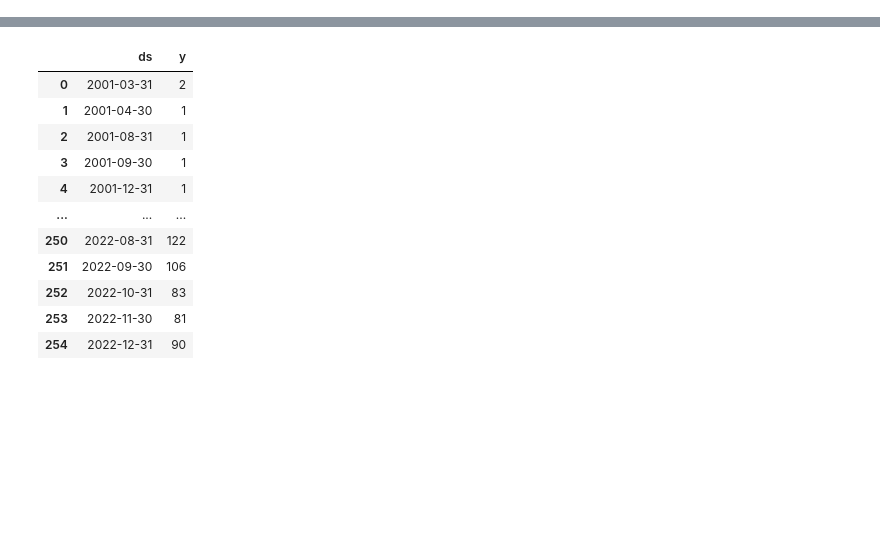
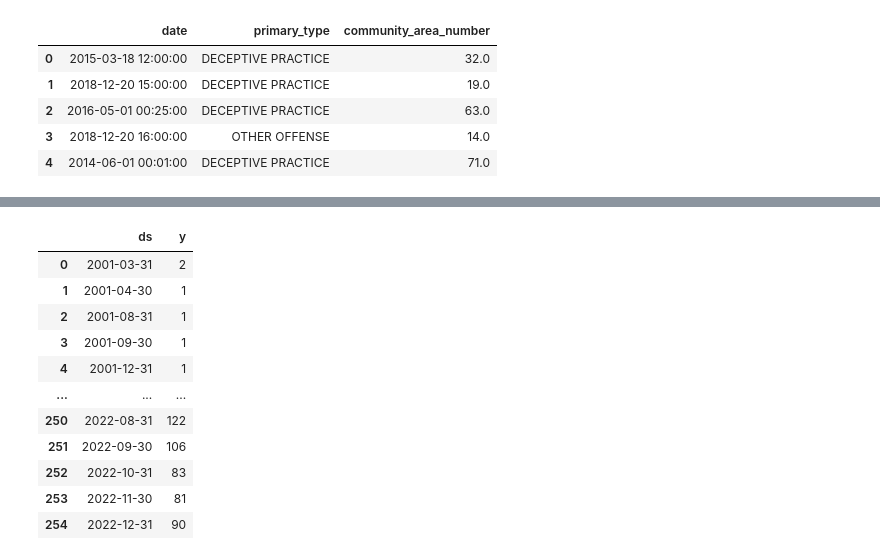
Before and after one commit to mlouarra/Chicago_Crime, a Jupyter notebook: notebooks/prediction.ipynb, the cells around one changed output, grey strips where cells are left out. Saved outputs shown, nothing was run; the diff lists cells and outputs as text; code cells hidden in the pictures; blank space fills up the shorter version.

```diff
--- a/notebooks/prediction.ipynb
+++ b/notebooks/prediction.ipynb
@@ -18,0 +23,9 @@ obj_predict = ChicagoCrimePredictor(months_pred=12, data_dir = DATA_DIR)
+# %%
+df_crimes.head()
+# %% [output]
+|  | date | primary_type | community_area_number |
+| 0 | 2015-03-18 12:00:00 | DECEPTIVE PRACTICE | 32.0 |
+| 1 | 2018-12-20 15:00:00 | DECEPTIVE PRACTICE | 19.0 |
+| 2 | 2016-05-01 00:25:00 | DECEPTIVE PRACTICE | 63.0 |
+| 3 | 2018-12-20 16:00:00 | OTHER OFFENSE | 14.0 |
+| 4 | 2014-06-01 00:01:00 | DECEPTIVE PRACTICE | 71.0 |
```
Also changed, not shown: parts of 6 cells of this notebook, 5 other files.
